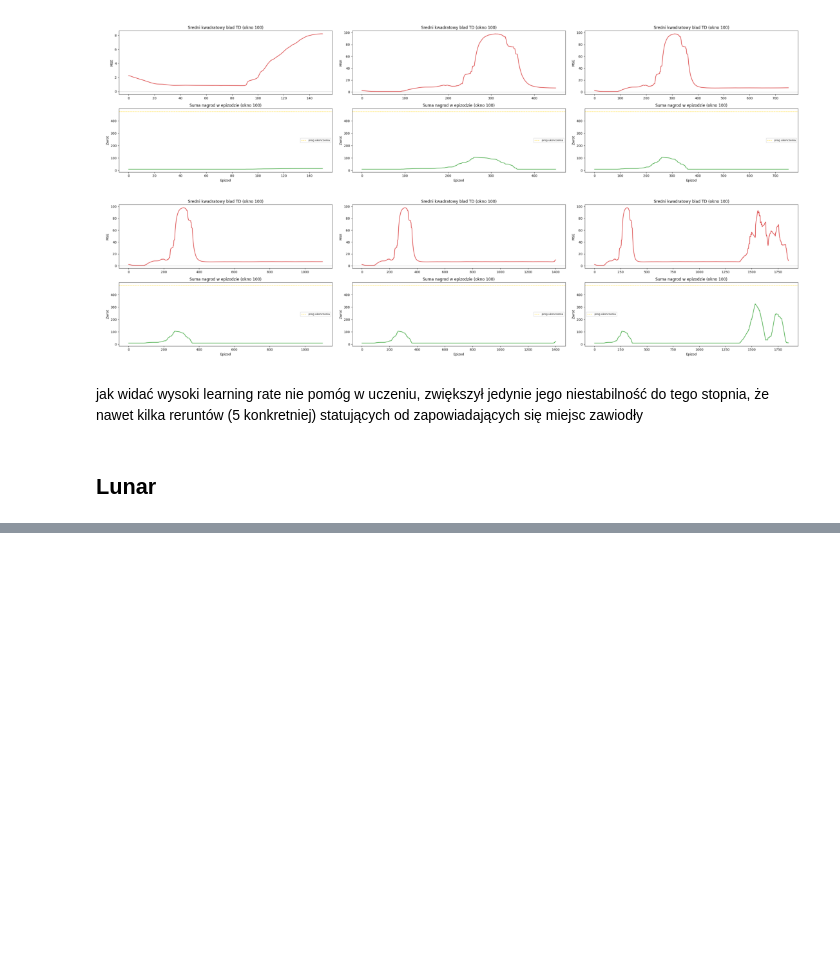
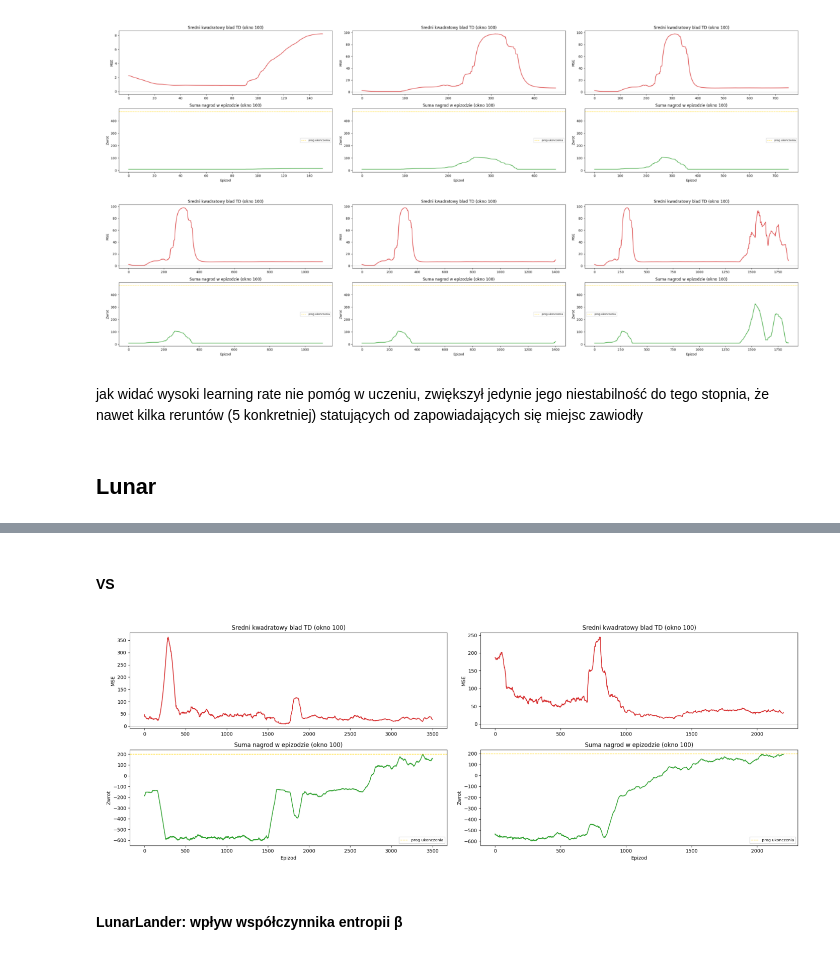
Before and after one commit to McEnigma24/UMISI-sem1-RL, a Jupyter notebook: l4/sprawozdanie_l4.ipynb, the cells around one changed output, grey strips where cells are left out. Saved outputs shown, nothing was run; the diff lists cells and outputs as text; code cells hidden in the pictures; blank space fills up the shorter version.

```diff
--- a/l4/sprawozdanie_l4.ipynb
+++ b/l4/sprawozdanie_l4.ipynb
@@ -241,0 +243,11 @@ df
+# %% [markdown]
+#### VS
+# %%
+img_matrix = [
+    [f"lunar/plots_lunar/learning_{3600:05d}.png", f"lunar_0_entropy/plots_lunar/learning_{2300:05d}.png"],
+]
+plot_image_matrix(img_matrix, figsize=(18, 10))
+# %% [output]
+[figure, added]
+# %% [markdown]
+#### LunarLander: wpływ współczynnika entropii β
```
Also changed, not shown: parts of 13 cells of this notebook, 1 other file.
